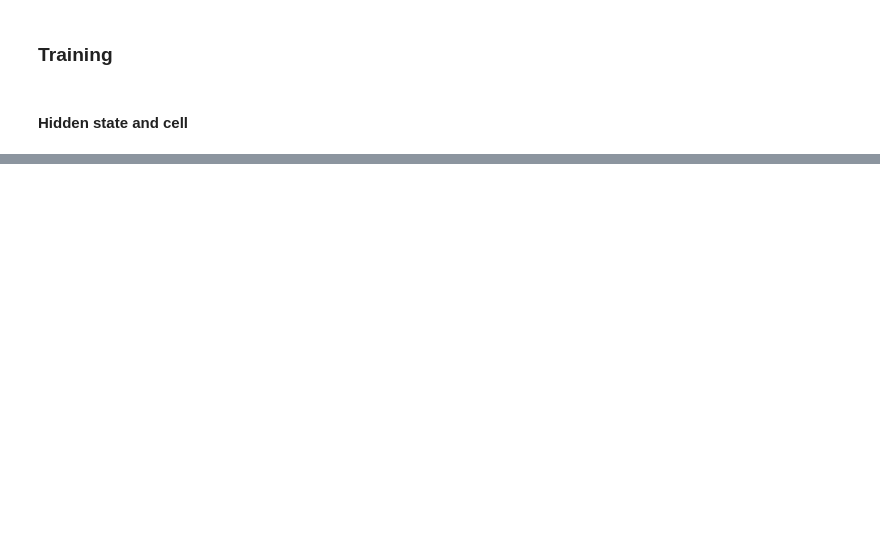
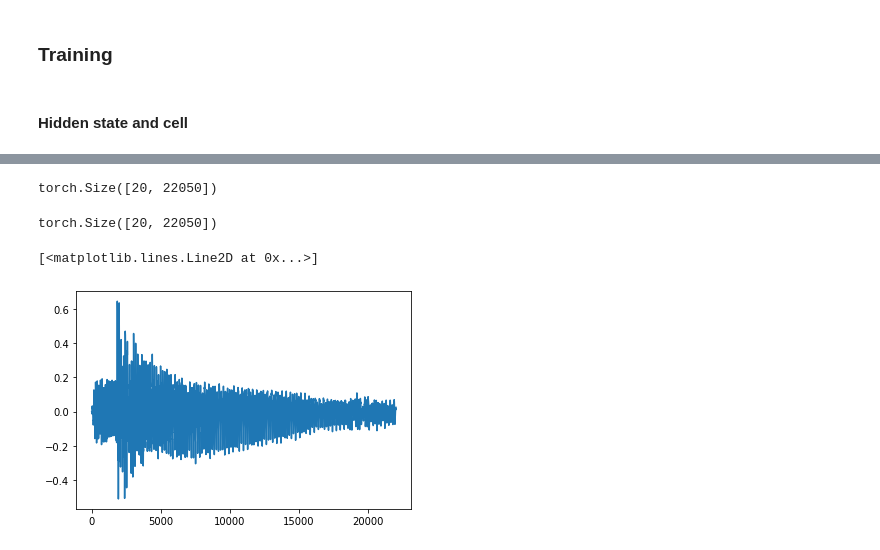
Before and after one commit to trian-gles/pytorch-guitar-amp-modelling, a Jupyter notebook: GuitarLSTM.ipynb, the cells around one changed output, grey strips where cells are left out. Cells and saved outputs as stored; diff of their text form; code cells hidden in the pictures; blank space fills up the shorter version.

```diff
--- a/GuitarLSTM.ipynb
+++ b/GuitarLSTM.ipynb
@@ -187,0 +210,8 @@ done
+# %%
+BATCHSIZE = 20
+# %%
+train_dataset = MyDataset("amp-sim-train-X.wav", "amp-sim-train-y.wav")
+train_loader = torch.utils.data.DataLoader(train_dataset, batch_size=BATCHSIZE, shuffle=True)
+
+valid_dataset = MyDataset("amp-sim-valid-X.wav", "amp-sim-valid-y.wav")
+valid_loader = torch.utils.data.DataLoader(valid_dataset, batch_size=BATCHSIZE)
@@ -187,0 +275,17 @@ done
+# %%
+no_grad_steps = 1000
+k1 = 2000
+k2 = 2000
+input_size = 1
+output_size = 1
+
+EPOCHS = 3
+lstm_blocks = 1
+hidden_size = 96
+one_step_module = MyMod(hidden_size)
+loss_module = combined_loss
+initial_states = (torch.zeros(1, BATCHSIZE, hidden_size), torch.zeros(1, BATCHSIZE, hidden_size))
+
+optimizer = torch.optim.Adam(one_step_module.parameters())
+
+train(one_step_module, loss_module, k1, k2, no_grad_steps, optimizer, train_loader, initial_states, EPOCHS)
@@ -187,0 +310,18 @@ done
+# %%
+with torch.no_grad():
+  for X_valid, y_valid in valid_loader:
+    y_hat_valid, _ = one_step_module.forward(X_valid.unsqueeze(-1), initial_states)
+    break
+# %%
+y_hat_valid.squeeze().shape
+# %% [output]
+torch.Size([20, 22050])
+# %%
+y_valid.shape
+# %% [output]
+torch.Size([20, 22050])
+# %%
+plt.plot(X_valid[0, :].squeeze())
+# %% [output]
+[<matplotlib.lines.Line2D at 0x...>]
+[figure, added]
```
Also changed, not shown: parts of 21 cells of this notebook.
